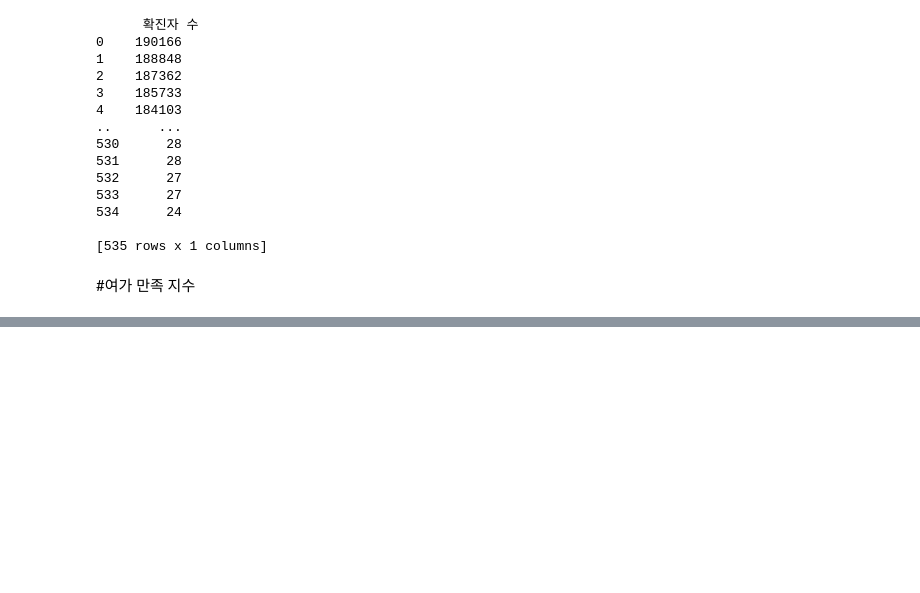
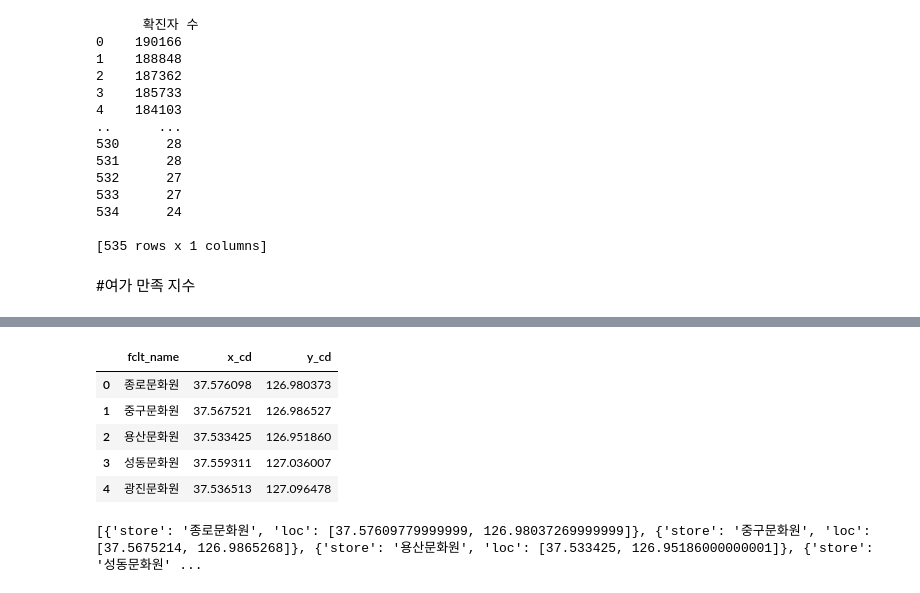
Before and after one commit to ansehoon1999/MG-DataAnaylsis, a Jupyter notebook: 세훈/DataAnalysis_7_26.ipynb, the cells around one changed output, grey strips where cells are left out. Drawn from its saved outputs; the diff is of its cells as text; code cells hidden in the pictures; blank space fills up the shorter version.

```diff
--- a/세훈/DataAnalysis_7_26.ipynb
+++ b/세훈/DataAnalysis_7_26.ipynb
@@ -122,0 +178,9 @@ m
+# %%
+df.head()
+# %% [output]
+|  | fclt_name | x_cd | y_cd |
+| 0 | 종로문화원 | 37.576098 | 126.980373 |
+| 1 | 중구문화원 | 37.567521 | 126.986527 |
+| 2 | 용산문화원 | 37.533425 | 126.951860 |
+| 3 | 성동문화원 | 37.559311 | 127.036007 |
+| 4 | 광진문화원 | 37.536513 | 127.096478 |
@@ -122,0 +190,12 @@ m
+# %%
+center = []
+
+for i in range(len(df)) :
+  cent_dict = {}
+  cent_dict["store"] = df.iloc[i,0]
+  cent_dict["loc"] = [df.iloc[i,1], df.iloc[i,2]]
+  center.append(cent_dict)
+
+print(center)
+# %% [output]
+[{'store': '종로문화원', 'loc': [37.57609779999999, 126.98037269999999]}, {'store': '중구문화원', 'loc': [37.5675214, 126.9865268]}, {'store': '용산문화원', 'loc': [37.533425, 126.95186000000001]}, {'store': '성동문화원' ...
```
Also changed, not shown: parts of 10 cells of this notebook.
